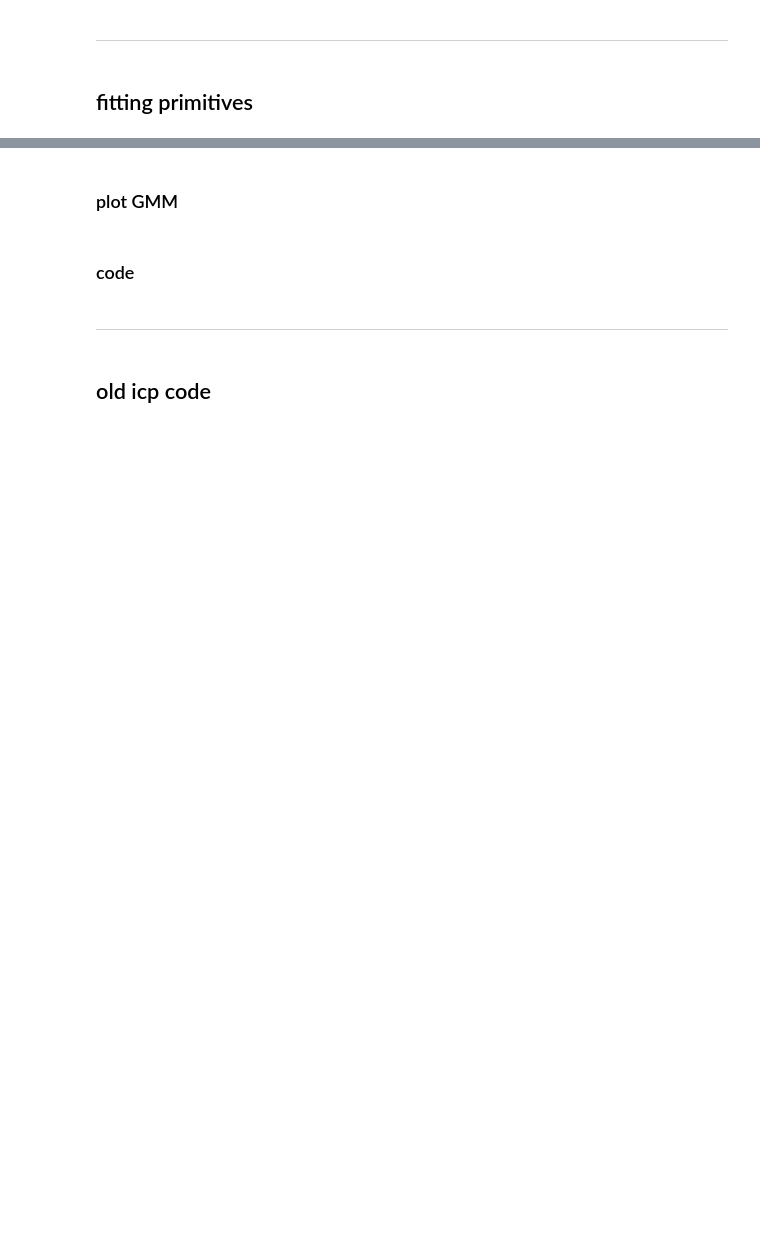
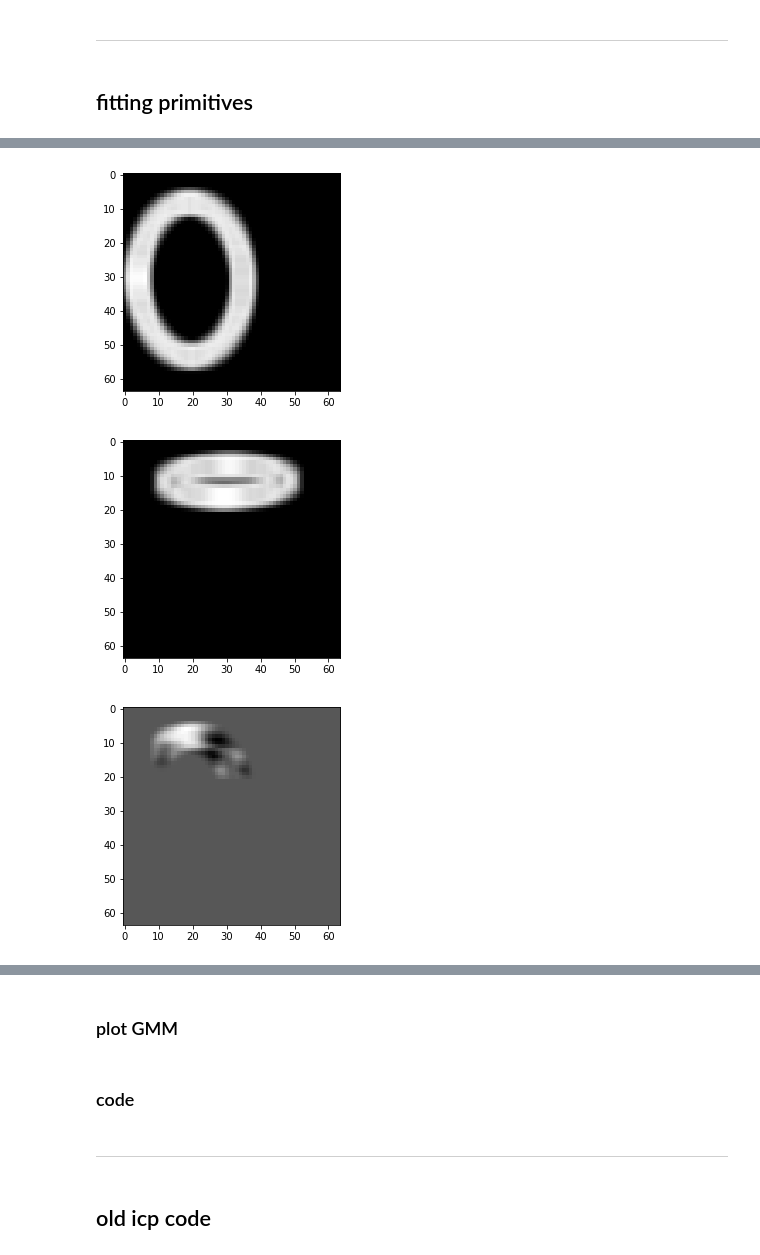
Before and after one commit to ErinZhang1998/sketch_collection, a Jupyter notebook: 07_01_analysis.ipynb, the cells around one changed output, grey strips where cells are left out. Drawn from its saved outputs; the diff is of its cells as text; code cells hidden in the pictures; blank space fills up the shorter version.

```diff
--- a/07_01_analysis.ipynb
+++ b/07_01_analysis.ipynb
@@ -367,0 +354,15 @@ df.iloc[123]
+# %%
+vx = cov_norm * (uxx - ux * ux)
+vy = cov_norm * (uyy - uy * uy)
+vxy = cov_norm * (uxy - ux * uy)
+# %%
+plt.imshow(vx, cmap="gray")
+plt.show()
+plt.imshow(vy, cmap="gray")
+plt.show()
+plt.imshow(vxy, cmap="gray")
+plt.show()
+# %% [output]
+[figure, added]
+[figure, added]
+[figure, added]
```
Also changed, not shown: parts of 38 cells of this notebook, 3 other files.
